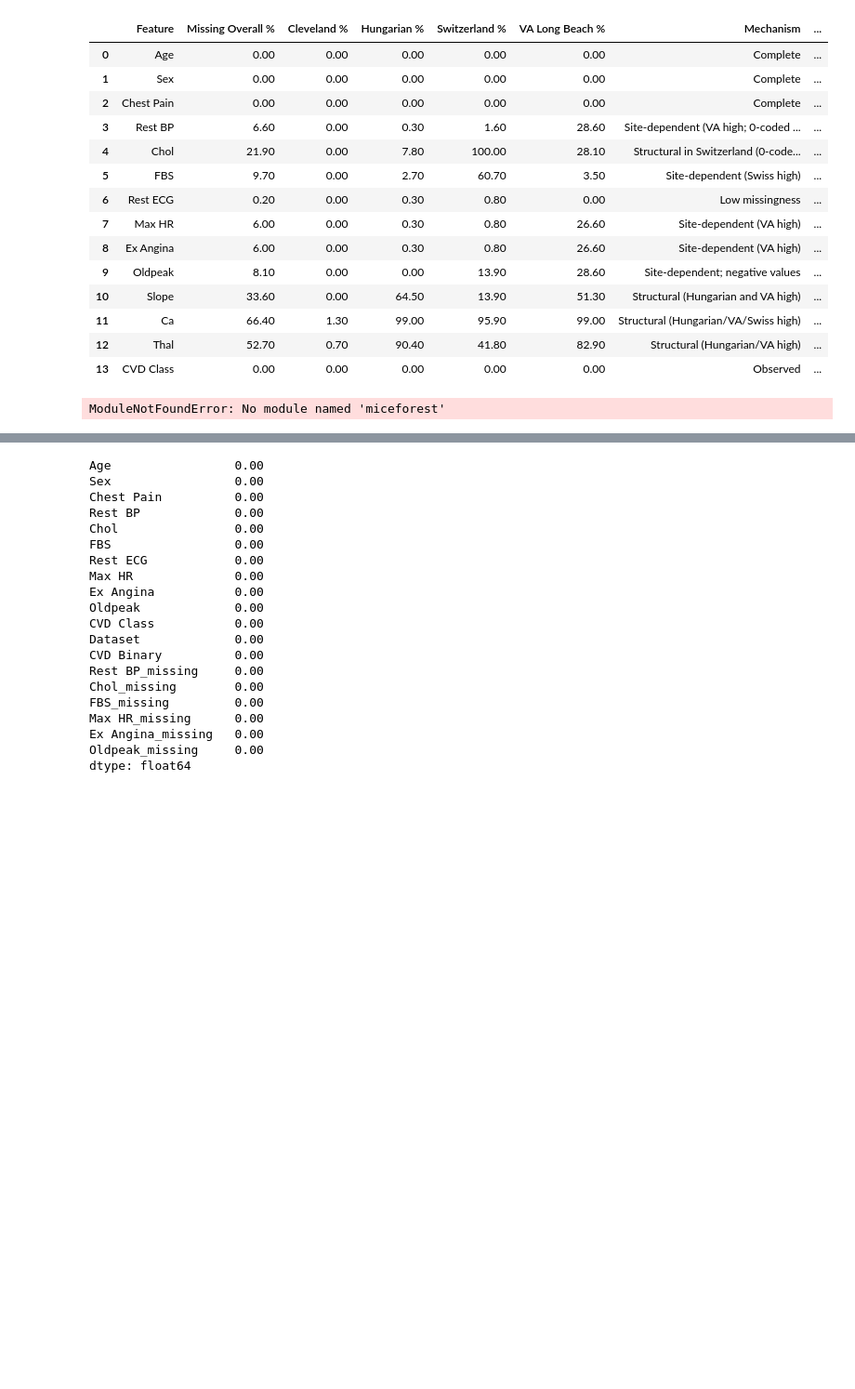
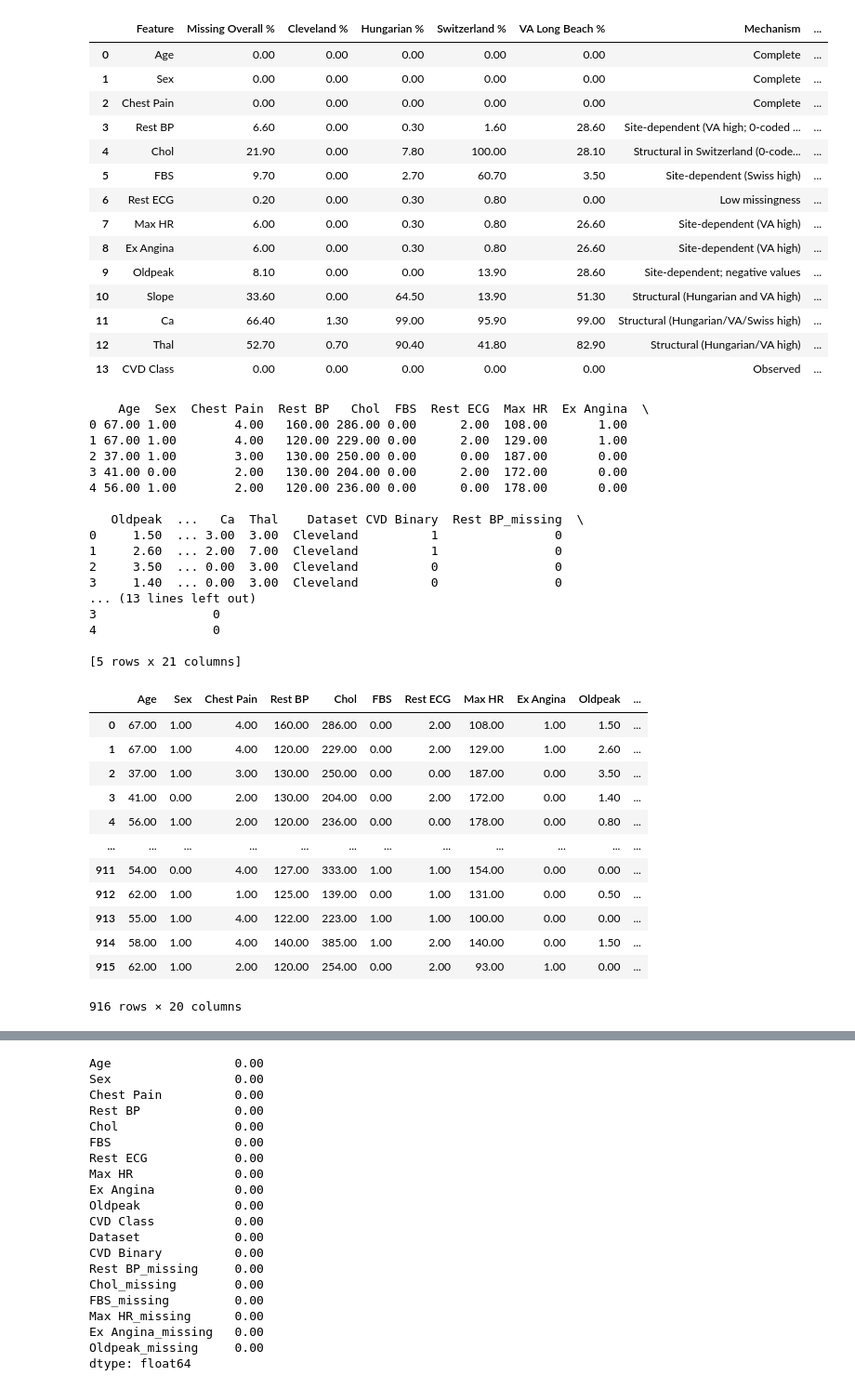
Before and after one commit to Ericn01/Heart-Disease-Prediction, a Jupyter notebook: 2_population_analysis_and_cleaning.ipynb, the cells around one changed output, grey strips where cells are left out. Shown at 93% size. Drawn from its saved outputs; the diff is of its cells as text; code cells hidden in the pictures; blank space fills up the shorter version.

```diff
--- a/2_population_analysis_and_cleaning.ipynb
+++ b/2_population_analysis_and_cleaning.ipynb
@@ -440,29 +439,59 @@ decision_table
 # %%
 from utils.data_cleaning import add_missingness_indicators
 import miceforest as mf
 
 # Create the missingness indicator for FBS
 missing_indicator_features = ["Rest BP", "Chol", "FBS", "Max HR", "Ex Angina", "Oldpeak"]
-pooled_df = add_missingness_indicators(df_analysis, missing_indicator_features)
+df_to_impute = add_missingness_indicators(df_analysis, missing_indicator_features)
 
 # Define which columns to use for imputation
-df_to_impute = df.drop(columns=['CVD Class'])
+df_to_impute = df_to_impute.drop(columns=['CVD Class'])
+
+print(df_to_impute.head())
 
 # Initialize the Multiple Imputation Kernel
 kernel = mf.ImputationKernel(
-    df_to_impute,
-    datasets=5,
-    save_all_iterations=True,
+    df_to_impute.select_dtypes(include="number"),
+    num_datasets=5,
+    save_all_iterations_data=True,
     random_state=42
 )
 
 # 4. Run the MICE algorithm
 kernel.mice(iterations=3)
 
 # 5. Extract a completed dataset
 df_completed = kernel.complete_data(dataset=0)
 
-# Add the target back for your Factor Analysis/Modeling
-df_completed['target'] = df['target']
+df_completed
 # %% [output]
-ModuleNotFoundError: No module named 'miceforest'
+    Age  Sex  Chest Pain  Rest BP   Chol  FBS  Rest ECG  Max HR  Ex Angina  \
+0 67.00 1.00        4.00   160.00 286.00 0.00      2.00  108.00       1.00
+1 67.00 1.00        4.00   120.00 229.00 0.00      2.00  129.00       1.00
+2 37.00 1.00        3.00   130.00 250.00 0.00      0.00  187.00       0.00
+3 41.00 0.00        2.00   130.00 204.00 0.00      2.00  172.00       0.00
+4 56.00 1.00        2.00   120.00 236.00 0.00      0.00  178.00       0.00
+
+   Oldpeak  ...   Ca  Thal    Dataset CVD Binary  Rest BP_missing  \
+0     1.50  ... 3.00  3.00  Cleveland          1                0
+1     2.60  ... 2.00  7.00  Cleveland          1                0
+2     3.50  ... 0.00  3.00  Cleveland          0                0
+3     1.40  ... 0.00  3.00  Cleveland          0                0
+... (13 lines left out)
+3                0
+4                0
+
+[5 rows x 21 columns]
+|  | Age | Sex | Chest Pain | Rest BP | Chol | FBS | Rest ECG | Max HR | Ex Angina | Oldpeak | ... |
+| 0 | 67.00 | 1.00 | 4.00 | 160.00 | 286.00 | 0.00 | 2.00 | 108.00 | 1.00 | 1.50 | ... |
+| 1 | 67.00 | 1.00 | 4.00 | 120.00 | 229.00 | 0.00 | 2.00 | 129.00 | 1.00 | 2.60 | ... |
+| 2 | 37.00 | 1.00 | 3.00 | 130.00 | 250.00 | 0.00 | 0.00 | 187.00 | 0.00 | 3.50 | ... |
+| 3 | 41.00 | 0.00 | 2.00 | 130.00 | 204.00 | 0.00 | 2.00 | 172.00 | 0.00 | 1.40 | ... |
+| 4 | 56.00 | 1.00 | 2.00 | 120.00 | 236.00 | 0.00 | 0.00 | 178.00 | 0.00 | 0.80 | ... |
+| ... | ... | ... | ... | ... | ... | ... | ... | ... | ... | ... | ... |
+| 911 | 54.00 | 0.00 | 4.00 | 127.00 | 333.00 | 1.00 | 1.00 | 154.00 | 0.00 | 0.00 | ... |
+| 912 | 62.00 | 1.00 | 1.00 | 125.00 | 139.00 | 0.00 | 1.00 | 131.00 | 0.00 | 0.50 | ... |
+| 913 | 55.00 | 1.00 | 4.00 | 122.00 | 223.00 | 1.00 | 1.00 | 100.00 | 0.00 | 0.00 | ... |
+| 914 | 58.00 | 1.00 | 4.00 | 140.00 | 385.00 | 1.00 | 2.00 | 140.00 | 0.00 | 1.50 | ... |
+| 915 | 62.00 | 1.00 | 2.00 | 120.00 | 254.00 | 0.00 | 2.00 | 93.00 | 1.00 | 0.00 | ... |
+916 rows × 20 columns
```
Also changed, not shown: parts of 4 cells of this notebook, 3 other files.
